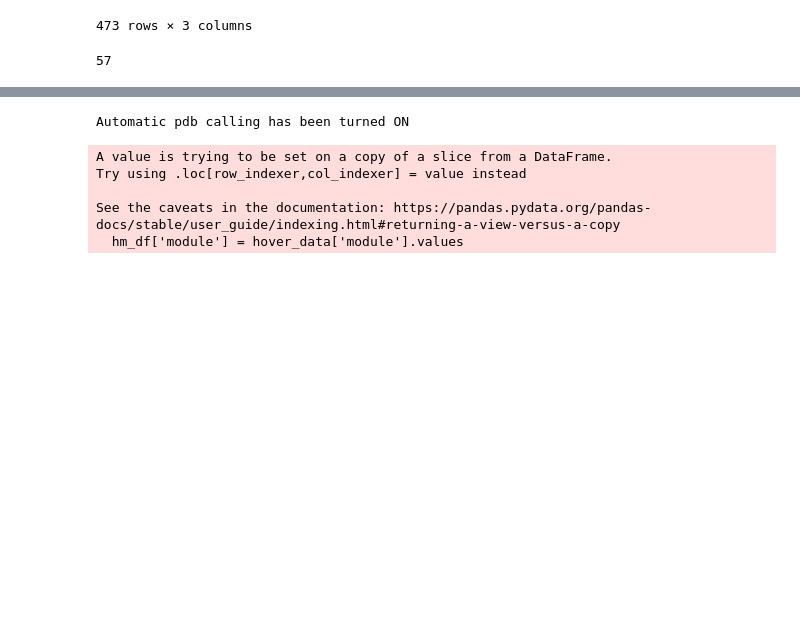
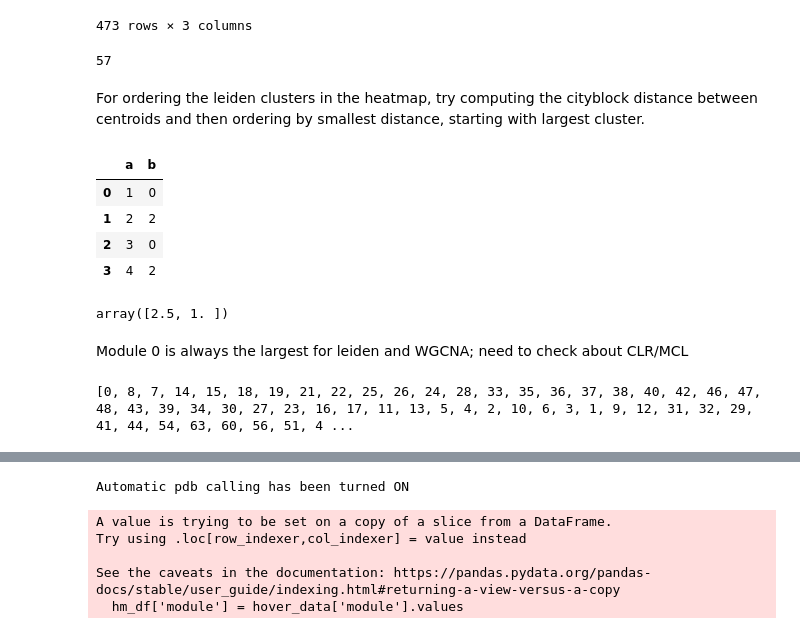
Before and after one commit to ltsypin/TGNE-2022, a Jupyter notebook: TGNE/embedding/embedding_and_app.ipynb, the cells around one changed output, grey strips where cells are left out. Saved outputs shown, nothing was run; the diff lists cells and outputs as text; code cells hidden in the pictures; blank space fills up the shorter version.

Commit message:
rearranging clusters by mean and cityblock distance

```diff
--- a/TGNE/embedding/embedding_and_app.ipynb
+++ b/TGNE/embedding/embedding_and_app.ipynb
@@ -1527,3 +1523,18 @@ np.sum(np.array(module_size_list) >= 5)
 
 # p = plot_embedding(full_filtered_norm_df, pymde_full_df, complete_annot, leiden_label_df_round_1, 'full', palette32, n_neighbors=5, radius=0.005)
 # bokeh.plotting.save(p)
+# %% [markdown]
+For ordering the leiden clusters in the heatmap, try computing the cityblock distance between centroids and then ordering by smallest distance, starting with largest cluster.
+# %%
+test_centroid = pd.DataFrame({'a': np.array([1, 2, 3, 4]), 'b': np.array([0, 2, 0, 2])})
+test_centroid
+# %% [output]
+|  | a | b |
+| 0 | 1 | 0 |
+| 1 | 2 | 2 |
+| 2 | 3 | 0 |
+| 3 | 4 | 2 |
+# %%
+test_centroid.mean(axis=0).values
+# %% [output]
+array([2.5, 1. ])
@@ -1529,0 +1614,2 @@ np.sum(np.array(module_size_list) >= 5)
+# %% [markdown]
+Module 0 is always the largest for leiden and WGCNA; need to check about CLR/MCL
@@ -1529,0 +1618,4 @@ np.sum(np.array(module_size_list) >= 5)
+# %%
+print(mo)
+# %% [output]
+[0, 8, 7, 14, 15, 18, 19, 21, 22, 25, 26, 24, 28, 33, 35, 36, 37, 38, 40, 42, 46, 47, 48, 43, 39, 34, 30, 27, 23, 16, 17, 11, 13, 5, 4, 2, 10, 6, 3, 1, 9, 12, 31, 32, 29, 41, 44, 54, 63, 60, 56, 51, 4 ...
```
Also changed, not shown: parts of 11 cells of this notebook.
